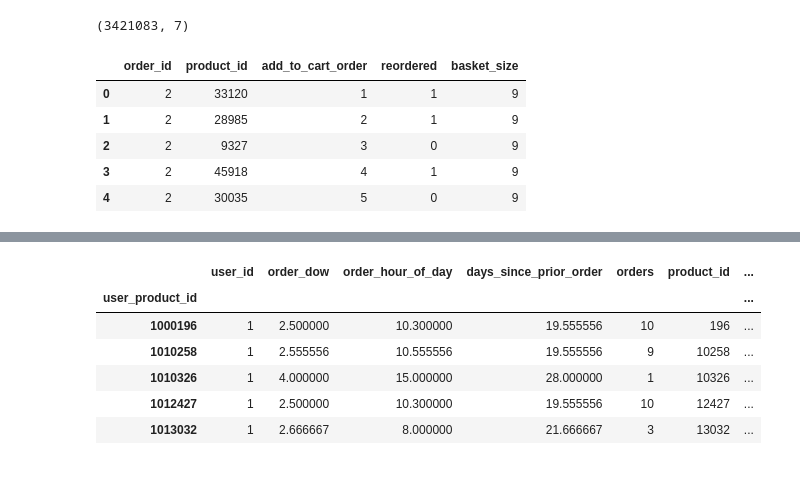
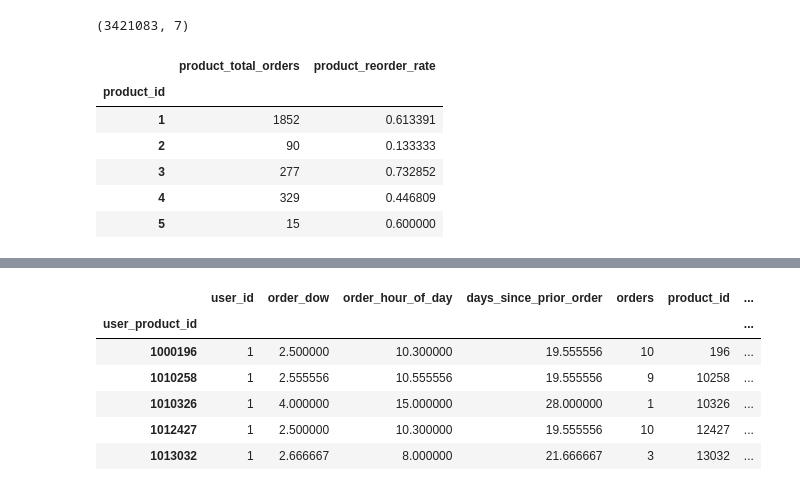
Before and after one commit to Wafic/instacart-kaggle-competition, a Jupyter notebook: kernel_keras_example.ipynb, the cells around one changed output, grey strips where cells are left out. Cells and saved outputs as stored; diff of their text form; code cells hidden in the pictures.

```diff
--- a/kernel_keras_example.ipynb
+++ b/kernel_keras_example.ipynb
@@ -50,11 +53,20 @@ del productGroup
+# %%
+#get reorder frequency of product ids + count of orders product id  shows up in
+product_reorders = (priorOrderItems.groupby(['product_id'])
+                   .agg({'order_id':'count','reordered':'mean'})
+                   .rename(columns={'order_id':'product_total_orders',
+                                    'reordered':'product_reorder_rate'}))
+# %%
+product_reorders.head()
+# %% [output]
+|  | product_total_orders | product_reorder_rate |
+| product_id |  |  |
+| 1 | 1852 | 0.613391 |
+| 2 | 90 | 0.133333 |
+| 3 | 277 | 0.732852 |
+| 4 | 329 | 0.446809 |
+| 5 | 15 | 0.600000 |
 # %%
-orderGroup = priorOrderItems.groupby("order_id").aggregate(numpy.max)['add_to_cart_order'].to_frame()
-priorOrderItems = pandas.merge(priorOrderItems,orderGroup.rename(columns={'add_to_cart_order':'basket_size'}),left_on='order_id', right_index=True)
-priorOrderItems.head()
+#get basket_size per order
+order_group = priorOrderItems.groupby("order_id").agg({'add_to_cart_order':'max'}).rename(columns={'add_to_cart_order':'basket_size'})
+priorOrderItems = priorOrderItems.merge(order_group, left_on='order_id', right_index=True)
-# %% [output]
-|  | order_id | product_id | add_to_cart_order | reordered | basket_size |
-| 0 | 2 | 33120 | 1 | 1 | 9 |
-| 1 | 2 | 28985 | 2 | 1 | 9 |
-| 2 | 2 | 9327 | 3 | 0 | 9 |
-| 3 | 2 | 45918 | 4 | 1 | 9 |
-| 4 | 2 | 30035 | 5 | 0 | 9 |
```
Also changed, not shown: parts of 24 cells of this notebook.
